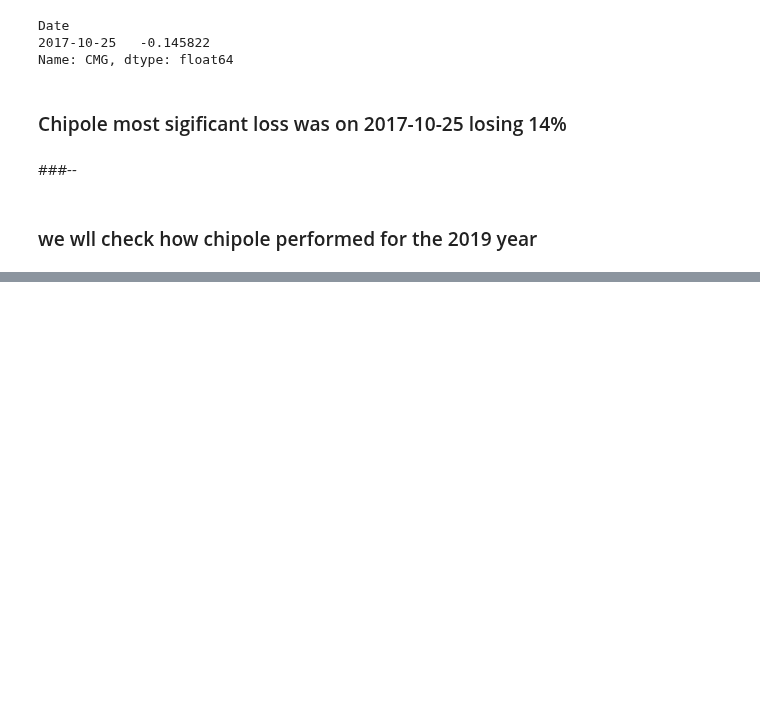
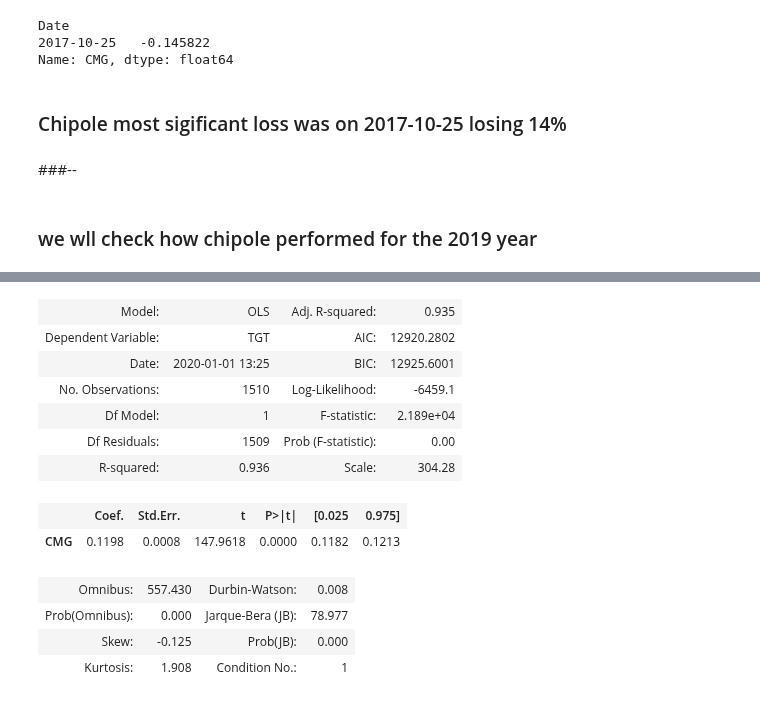
Before and after one commit to Berkat0789/Data_Analysis, a Jupyter notebook: Personal Projects/2019 Top Performers S&P 500.ipynb, the cells around one changed output, grey strips where cells are left out. Cells and saved outputs as stored; diff of their text form; code cells hidden in the pictures; blank space fills up the shorter version.

```diff
--- a/Personal Projects/2019 Top Performers S&P 500.ipynb
+++ b/Personal Projects/2019 Top Performers S&P 500.ipynb
@@ -103,0 +111,16 @@ stock_data["CMG"].loc["2019-1-1":].plot(figsize = (16,6), color = "brown", ls =
+# %%
+model.summary2()
+# %% [output]
+| Model: | OLS | Adj. R-squared: | 0.935 |
+| Dependent Variable: | TGT | AIC: | 12920.2802 |
+| Date: | 2020-01-01 13:25 | BIC: | 12925.6001 |
+| No. Observations: | 1510 | Log-Likelihood: | -6459.1 |
+| Df Model: | 1 | F-statistic: | 2.189e+04 |
+| Df Residuals: | 1509 | Prob (F-statistic): | 0.00 |
+| R-squared: | 0.936 | Scale: | 304.28 |
+|  | Coef. | Std.Err. | t | P>|t| | [0.025 | 0.975] |
+| CMG | 0.1198 | 0.0008 | 147.9618 | 0.0000 | 0.1182 | 0.1213 |
+| Omnibus: | 557.430 | Durbin-Watson: | 0.008 |
+| Prob(Omnibus): | 0.000 | Jarque-Bera (JB): | 78.977 |
+| Skew: | -0.125 | Prob(JB): | 0.000 |
+| Kurtosis: | 1.908 | Condition No.: | 1 |
```
Also changed, not shown: parts of 12 cells of this notebook, 8 other files.
